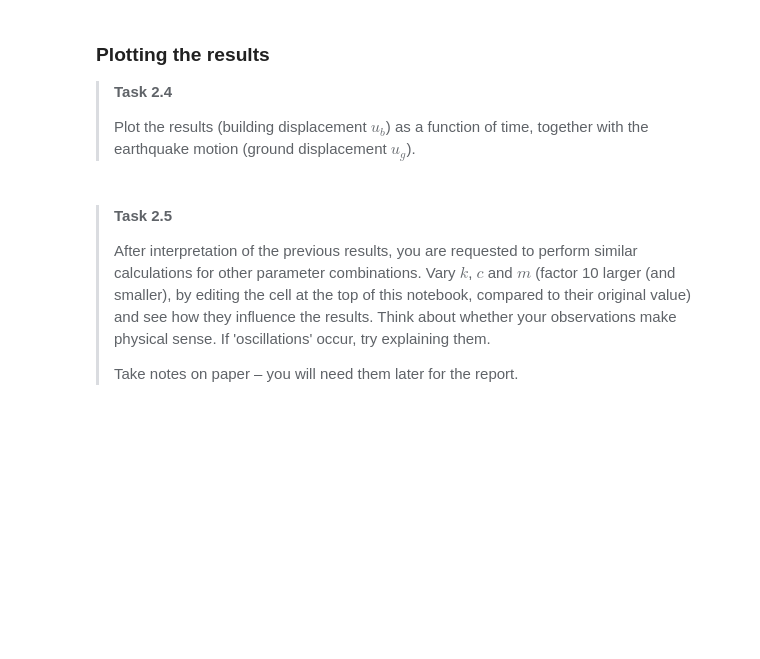
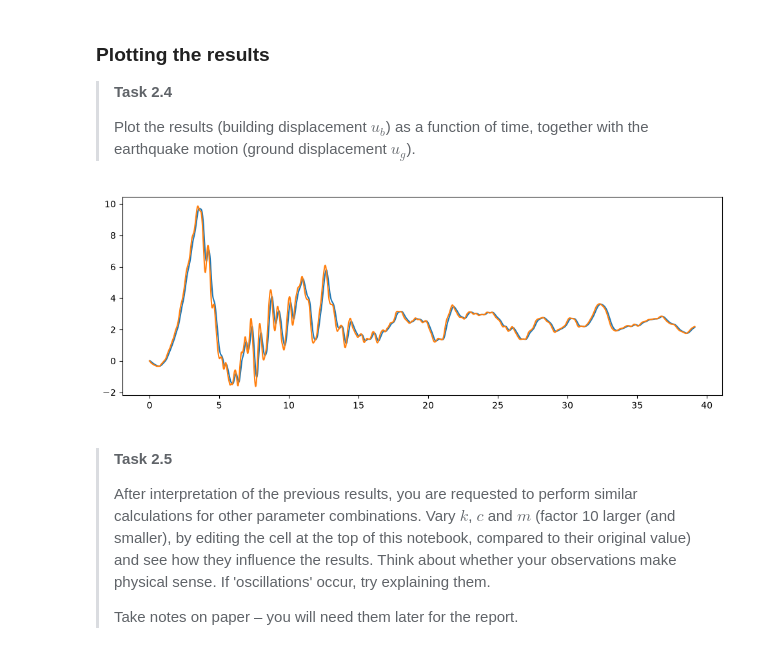
Before and after one commit to jjongejeugd/GA1.2-Garnet4, a Jupyter notebook: all_files_GA_1_2/1Ddynamics.ipynb, the cells around one changed output. Cells and saved outputs as stored; diff of their text form; code cells hidden in the pictures; blank space fills up the shorter version.

```diff
--- a/all_files_GA_1_2/1Ddynamics.ipynb
+++ b/all_files_GA_1_2/1Ddynamics.ipynb
@@ -30,7 +30,7 @@ import numpy as np
 import matplotlib.pyplot as plt
 
 k = 10  # Stiffness
-c = 10  # Damping
+c = 100  # Damping
 m = 10  # Mass
 # %% [markdown]
 ## Part 1: Reading and interpretion of the earthquake record
@@ -241,9 +241,9 @@ def solution(k, c, m, num):
         Number of time steps to solve for
     """
     u = np.zeros([num])  # Initial conditions at t=0 automatically satisfied
+    for i in range(1, num-1):
+        u[i+1] = (-k*(u[i]-ug[i]) + c*u[i-1]/(2*dt) + c*vg[i] + 2*m*u[i]/dt**2 - m*u[i - 1]/dt**2)/((c/(2*dt))+(m/dt**2))
 
-    ### YOUR CODE HERE ###
-    ### YOUR CODE HERE ###
     return u
 
 
@@ -281,9 +283,11 @@ print("All tests passed!")
 ></div>
 # %%
 plt.figure(figsize=(12, 4))
-### YOUR CODE HERE ###
-### YOUR CODE HERE ###
+plt.plot(t, ub)
+plt.plot(t, ug)
 plt.show()
+# %% [output]
+[figure, added]
 # %% [markdown]
 ><p>
 >
```
Also changed, not shown: parts of 1 cell of this notebook.
